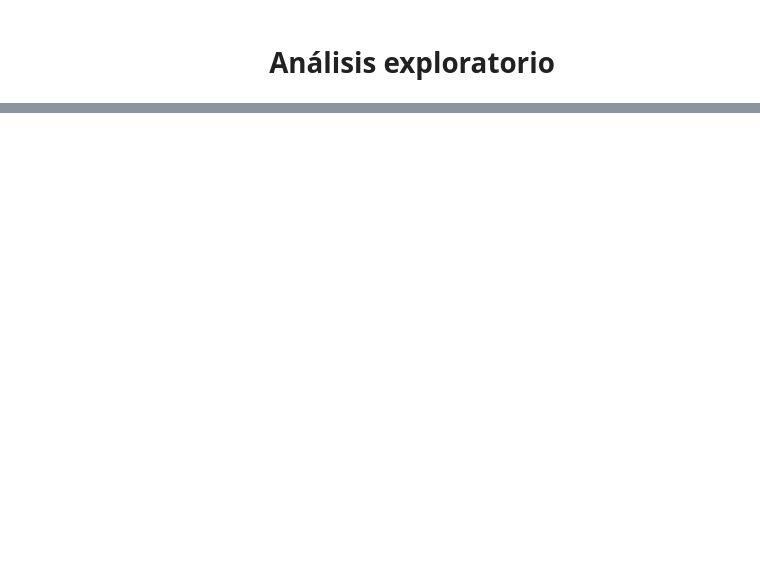
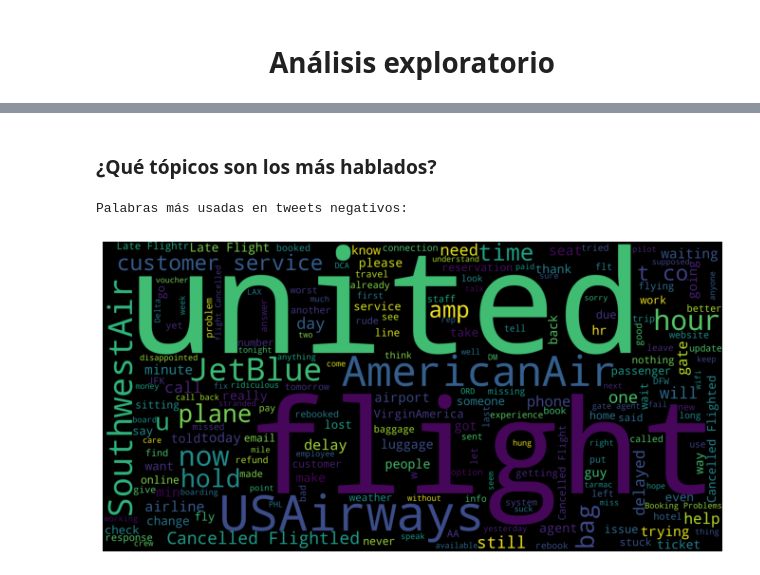
Before and after one commit to dinocloud/webinar-sparknlp, a Jupyter notebook: exploratory-analysis.ipynb, the cells around one changed output, grey strips where cells are left out. Drawn from its saved outputs; the diff is of its cells as text; code cells hidden in the pictures; blank space fills up the shorter version.

```diff
--- a/exploratory-analysis.ipynb
+++ b/exploratory-analysis.ipynb
@@ -66,0 +34,27 @@ only showing top 3 rows
+# %% [markdown]
+### ¿Qué tópicos son los más hablados?
+# %%
+stopwords = set(STOPWORDS)
+new_data=df[df['airline_sentiment']=='negative']
+words = ' '.join(new_data['text'])
+cleaned_word=' '.join([word for word in words.split()
+                         if 'http' not in word
+                         and not word.startswith('@')
+                          and word !='RT'])
+wordcloud = WordCloud(
+  background_color='black',
+  stopwords=stopwords,
+  width=5000,
+  height=2500,
+
+  random_state=200
+).generate(words)
+
+fig = plt.figure(figsize=(100,6))
+plt.imshow(wordcloud)
+plt.axis('off')
+print("Palabras más usadas en tweets negativos:")
+plt.show();
+# %% [output]
+Palabras más usadas en tweets negativos:
+[figure, added]
```
Also changed, not shown: parts of 14 cells of this notebook, 1 other file.
